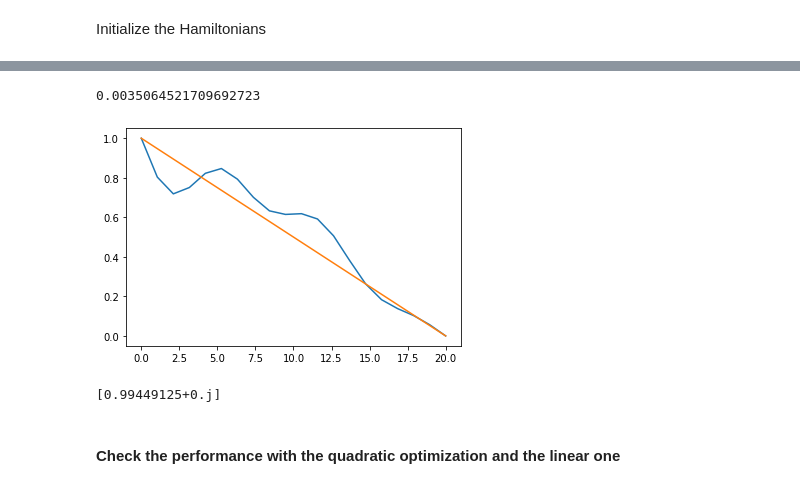
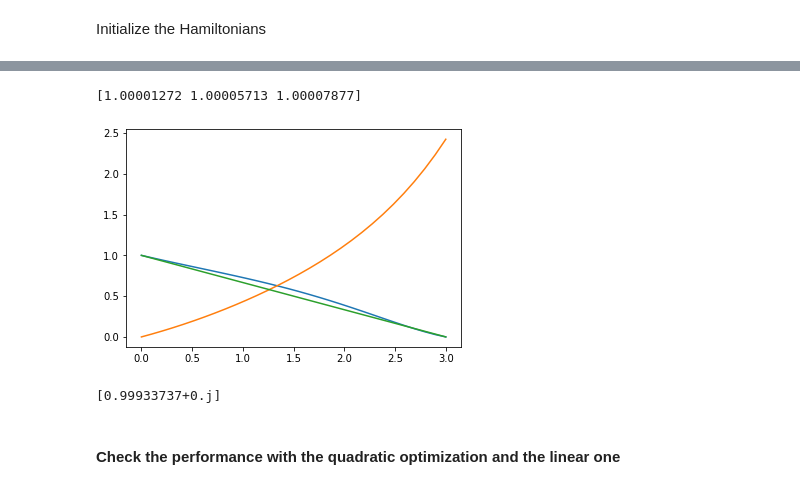
Before and after one commit to emacosta95/2nd_qa4nsm, a Jupyter notebook: optimal_scheduler.ipynb, the cells around one changed output, grey strips where cells are left out. Saved outputs shown, nothing was run; the diff lists cells and outputs as text; code cells hidden in the pictures.

```diff
--- a/optimal_scheduler.ipynb
+++ b/optimal_scheduler.ipynb
@@ -194,34 +212,43 @@ class Schedule:
         self.tf=tf
         self.type=type
         self.time=np.linspace(0,self.tf,nsteps)
-        self.parameters=np.zeros(number_of_parameters)
-        if self.type=='F-CRAB':
-            self.parameters=np.random.uniform(-1,1,number_of_parameters)
+        self.parameters=np.zeros(2*number_of_parameters)
+        if type=='F-CRAB':
+            np.random.seed(seed)
+            self.parameters=np.random.uniform(-1,1,size=2*number_of_parameters)
+        self.number_parameters=number_of_parameters
         self.seed=seed
 
     def get_driving(self)-> np.ndarray:
 
         if self.type=='power law':
-            matrix=(self.parameters[:,None]*(self.time[None,:]/self.tf)**np.arange(1,self.parameters.shape[0]+1)[:,None])
-            h=(1-self.time/self.tf)*(1+np.sum(matrix,axis=0))
+            matrix_driver=(self.parameters[:self.number_parameters,None]*(self.time[None,:]/self.tf)**np.arange(1,self.parameters.shape[0]//2+1)[:,None])
+            matrix_target=(self.parameters[self.number_parameters:,None]*(self.time[None,:]/self.tf)**np.arange(1,self.parameters.shape[0]//2+1)[:,None])
+            h_driver=(1-self.time/self.tf)*(1+np.sum(matrix_driver,axis=0))
+            h_target=(self.time/self.tf)*(1+np.sum(matrix_target,axis=0))
 
         if self.type=='F-CRAB':
             #np.random.seed(self.seed)
             dim=self.parameters.shape[0]
-            #omegas=np.random.uniform(np.pi/self.tf,(1/8)*np.pi/(self.time[1]-self.time[0]),size=self.parameters.shape[0])
-            matrix=(self.parameters[:dim//2,None]*np.sin(self.time[None,:]*self.parameters[dim//2:,None]))
-            h=(1-self.time/self.tf)*(1+np.average(matrix,axis=0))
-        return h
+            omegas=(1+np.random.uniform(-0.5,0.5,size=self.number_parameters))*np.pi*np.arange(self.number_parameters)/self.tf
+            matrix_driver=(self.parameters[:dim//2,None]*np.sin(self.time[None,:]*omegas[:,None]))
+            matrix_target=(self.parameters[dim//2:,None]*np.sin(self.time[None,:]*omegas[:,None]))
+
+            h_driver=(1-self.time/self.tf)*(1+np.average(matrix_driver,axis=0))
+            h_target=(self.time/self.tf)*(1+np.average(matrix_target,axis=0))
+        return h_driver,h_target
 # %% [markdown]
 Plot some samples of the driving
 # %%
-PowerLawScheduler=Schedule(tf=10,type='F-CRAB',number_of_parameters=10,nsteps=100)
+PowerLawScheduler=Schedule(tf=tf,type='F-CRAB',number_of_parameters=5,nsteps=nsteps)
 
 PowerLawScheduler.parameters=np.random.uniform(-1,1,size=PowerLawScheduler.parameters.shape[0])
 plt.plot(PowerLawScheduler.parameters)
 plt.show()
-h=PowerLawScheduler.get_driving()
+h_driver,h_target=PowerLawScheduler.get_driving()
 
-plt.plot(PowerLawScheduler.time,h)
+plt.plot(PowerLawScheduler.time,h_driver)
+plt.plot(PowerLawScheduler.time,h_target)
+
 plt.show()
 # %% [output]
@@ -247,10 +274,10 @@ class SchedulerModel(Schedule):
         dt=self.time[1]-self.time[0]
         self.parameters=parameters
 
-        h=self.get_driving()
+        h_driver,h_target=self.get_driving()
 
         for i,t in enumerate(self.time):
-            time_hamiltonian=h[i]*self.initial_hamiltonian+(1-h[i])*self.target_hamiltonian
+            time_hamiltonian=h_driver[i]*self.initial_hamiltonian+h_target[i]*self.target_hamiltonian
             psi=expm_multiply(-1j*dt*time_hamiltonian,psi)
 
         self.energy=psi.conjugate().transpose().dot(self.target_hamiltonian.dot(psi))
@@ -339,8 +366,8 @@ initial state= [1. 0. 0. 1. 0. 0. 1. 0. 0. 1. 0. 0.]
 idx= 5
 min energy= -15.405709999999996
 # %%
-model=SchedulerModel(initial_state=psi_configuration,target_hamiltonian=TargetHamiltonian.hamiltonian,initial_hamiltonian=InitialHamiltonian.hamiltonian,tf=20,nsteps=10,number_of_parameters=20,type='F-CRAB',seed=42)
-
+model=SchedulerModel(initial_state=psi_configuration,target_hamiltonian=TargetHamiltonian.hamiltonian,initial_hamiltonian=InitialHamiltonian.hamiltonian,tf=tf,nsteps=nsteps,number_of_parameters=number_of_parameters,type='power law',seed=42)
+print(model.parameters.shape)
 
 res = minimize(
                     model.forward,
@@ -377,13 +408,15 @@ print(model.parameters)
 # %%
 print(np.abs(energy-egs)/np.abs(egs))
-plt.plot(model.time,model.get_driving())
+h_driver,h_target=model.get_driving()
+plt.plot(model.time,h_driver)
+plt.plot(model.time,h_target)
 plt.plot(model.time,1-model.time/model.tf)
 plt.show()
 print(model.psi.conjugate()@psi0*(psi0.conjugate().transpose() @ model.psi))
 # %% [output]
-0.0035064521709692723
+[1.00001272 1.00005713 1.00007877]
-[figure, old version]
+[figure, new version]
-[0.99449125+0.j]
+[0.99933737+0.j]
 # %% [markdown]
 #### Check the performance with the quadratic optimization and the linear one
 # %%
```
Also changed, not shown: parts of 21 cells of this notebook, 9 other files.
